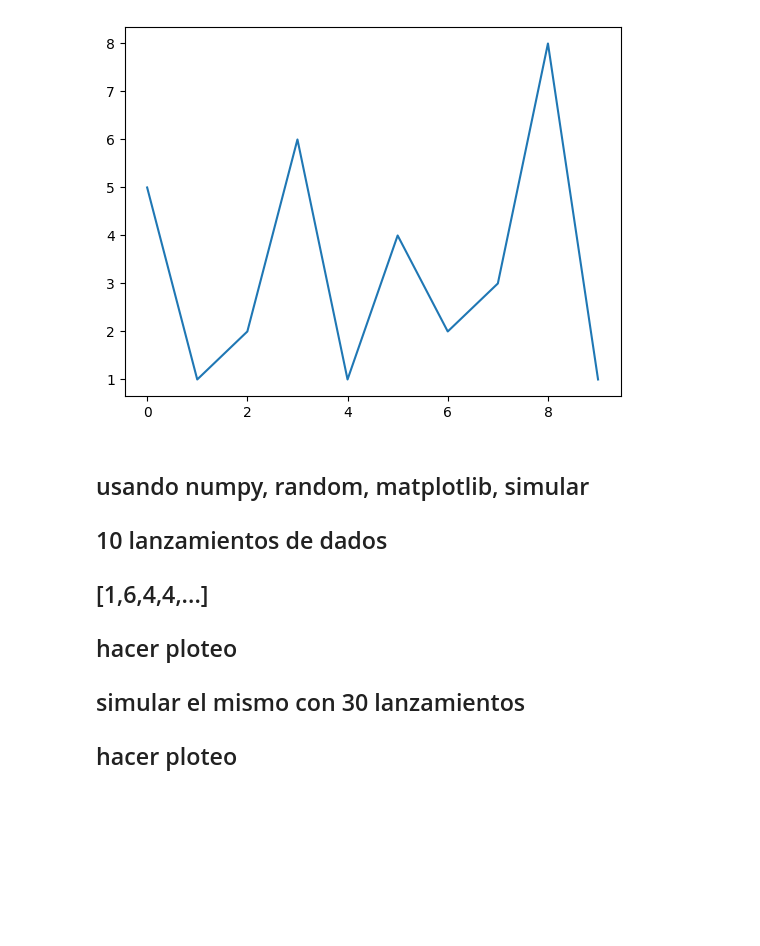
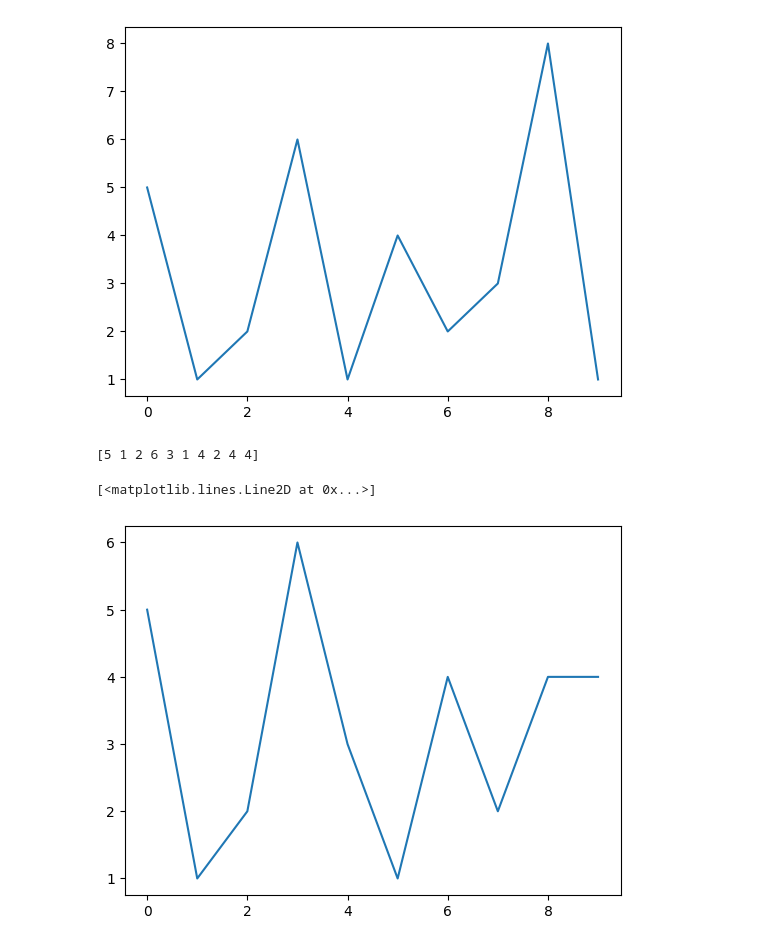
Before and after one commit to cristhianclx/66v, a Jupyter notebook: 04.ipynb, the cells around one changed output. Drawn from its saved outputs; the diff is of its cells as text; code cells hidden in the pictures; blank space fills up the shorter version.

```diff
--- a/04.ipynb
+++ b/04.ipynb
@@ -167,11 +167,17 @@ plt.plot(data)
 [5 1 2 6 1 4 2 3 8 1]
 [<matplotlib.lines.Line2D at 0x...>]
 [figure]
-# %% [markdown]
-## usando numpy, random, matplotlib, simular
-## 10 lanzamientos de dados
-## [1,6,4,4,...]
-## hacer ploteo
-
-## simular el mismo con 30 lanzamientos
-## hacer ploteo
+# %%
+import matplotlib.pyplot as plt
+
+%matplotlib inline
+
+np.random.seed(43)
+
+data = np.random.randint(1, 7, 10)
+print(data)
+plt.plot(data)
+# %% [output]
+[5 1 2 6 3 1 4 2 4 4]
+[<matplotlib.lines.Line2D at 0x...>]
+[figure, added]
```
Also changed, not shown: parts of 18 cells of this notebook.
